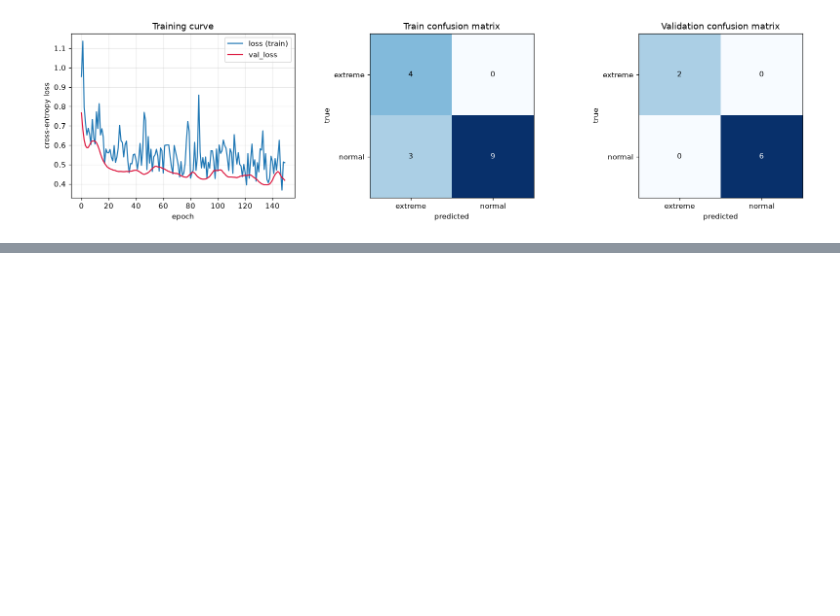
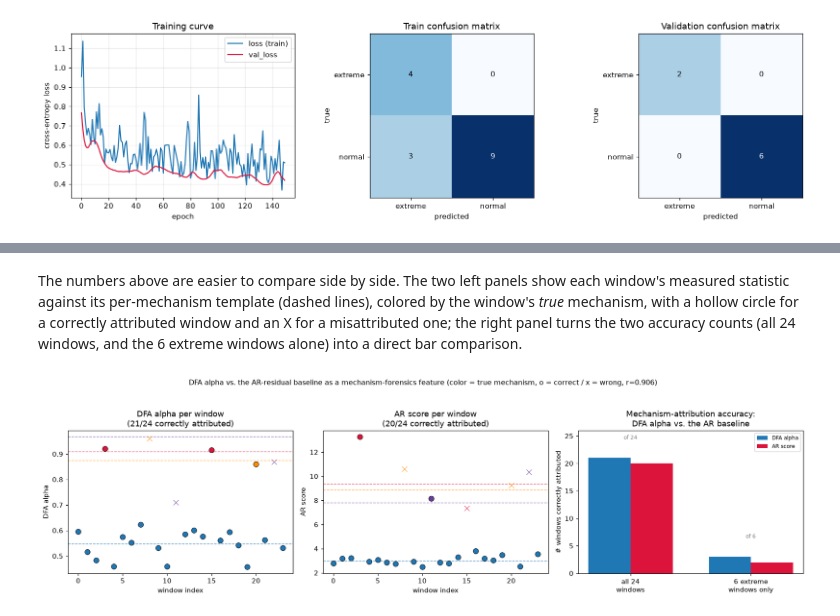
Before and after one commit to D2718281828nis/BioMedAI-sEEG-core-of-epilepsy, a Jupyter notebook: EVT_DFA_attention_demo.ipynb, the cells around one changed output, grey strips where cells are left out. Cells and saved outputs as stored; diff of their text form; code cells hidden in the pictures; blank space fills up the shorter version.

```diff
--- a/EVT_DFA_attention_demo.ipynb
+++ b/EVT_DFA_attention_demo.ipynb
@@ -826,0 +1080,65 @@ plt.show()
+# %% [markdown]
+The numbers above are easier to compare side by side. The two left panels
+show each window's measured statistic against its per-mechanism template
+(dashed lines), colored by the window's *true* mechanism, with a hollow
+circle for a correctly attributed window and an X for a misattributed one;
+the right panel turns the two accuracy counts (all 24 windows, and the 6
+extreme windows alone) into a direct bar comparison.
+# %%
+def plot_dfa_vs_ar_attribution(dfa_values: np.ndarray, ar_score: np.ndarray, dfa_templates: dict,
+                               ar_templates: dict, dfa_predicted: dict, ar_predicted: dict,
+                               true_mechanism: dict, mechanism_colors: dict, n_windows: int,
+                               extreme_windows: list, dfa_correct: int, ar_correct: int) -> None:
+    """Three panels: DFA alpha per window vs. its templates, AR score per window vs.
+    its templates, and a bar comparison of attribution accuracy (all windows vs.
+    the extreme-only subset) between the two features."""
+    dfa_extreme_correct = sum(dfa_predicted[w] == true_mechanism[w] for w in extreme_windows)
+    ar_extreme_correct = sum(ar_predicted[w] == true_mechanism[w] for w in extreme_windows)
+
+    fig, axes = plt.subplots(1, 3, figsize=(16, 4.4))
+
+    ax = axes[0]
+    for mechanism, alpha in dfa_templates.items():
+        ax.axhline(alpha, color=mechanism_colors[mechanism], linestyle="--", linewidth=1, alpha=0.6)
+    for i in range(n_windows):
+        marker = "o" if dfa_predicted[i] == true_mechanism[i] else "x"
+        ax.scatter(i, dfa_values[i], color=mechanism_colors[true_mechanism[i]], marker=marker, s=60,
+                  edgecolors="black" if marker == "o" else None, linewidths=0.6, zorder=3)
+    ax.set_xlabel("window index"); ax.set_ylabel("DFA alpha")
+    ax.set_title(f"DFA alpha per window\n({dfa_correct}/{n_windows} correctly attributed)")
+
+    ax = axes[1]
+    for mechanism, val in ar_templates.items():
+        ax.axhline(val, color=mechanism_colors[mechanism], linestyle="--", linewidth=1, alpha=0.6)
+    for i in range(n_windows):
+        marker = "o" if ar_predicted[i] == true_mechanism[i] else "x"
+        ax.scatter(i, ar_score[i], color=mechanism_colors[true_mechanism[i]], marker=marker, s=60,
+                  edgecolors="black" if marker == "o" else None, linewidths=0.6, zorder=3)
+    ax.set_xlabel("window index"); ax.set_ylabel("AR score")
+    ax.set_title(f"AR score per window\n({ar_correct}/{n_windows} correctly attributed)")
+
+    ax = axes[2]
+    group_labels = ["all 24\nwindows", "6 extreme\nwindows only"]
+    x = np.arange(len(group_labels))
+    width = 0.35
+    ax.bar(x - width / 2, [dfa_correct, dfa_extreme_correct], width, label="DFA alpha", color="#1f77b4")
+    ax.bar(x + width / 2, [ar_correct, ar_extreme_correct], width, label="AR score", color="crimson")
+    for xi, tot in zip(x, [n_windows, len(extreme_windows)]):
+        ax.text(xi, tot + 0.4, f"of {tot}", ha="center", fontsize=8, color="gray")
+    ax.set_xticks(x); ax.set_xticklabels(group_labels)
+    ax.set_ylim(0, n_windows + 2)
+    ax.set_ylabel("# windows correctly attributed")
+    ax.set_title("Mechanism-attribution accuracy:\nDFA alpha vs. the AR baseline")
+    ax.legend(fontsize=8)
+
+    fig.suptitle("DFA alpha vs. the AR-residual baseline as a mechanism-forensics feature "
+                f"(color = true mechanism, o = correct / x = wrong, r={np.corrcoef(ar_score, dfa_values)[0, 1]:.3f})",
+                y=1.04, fontsize=10.5)
+    fig.tight_layout()
+    plt.show()
+
+
+plot_dfa_vs_ar_attribution(dfa_values, ar_score, templates, ar_templates, predicted, ar_predicted_mechanism,
+                           true_mechanism, mechanism_colors_all, N_WINDOWS, EXTREME_WINDOWS, correct, ar_mech_correct)
+# %% [output]
+[figure, added]
```
Also changed, not shown: parts of 14 cells of this notebook, 1 other file.
